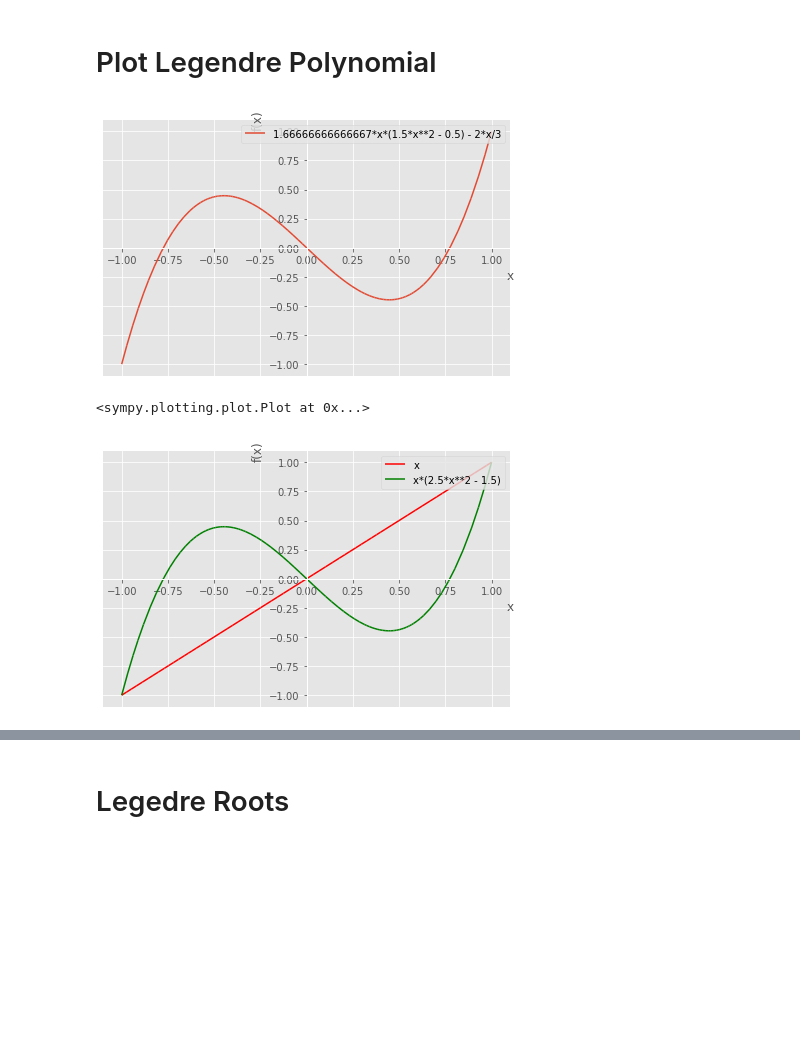
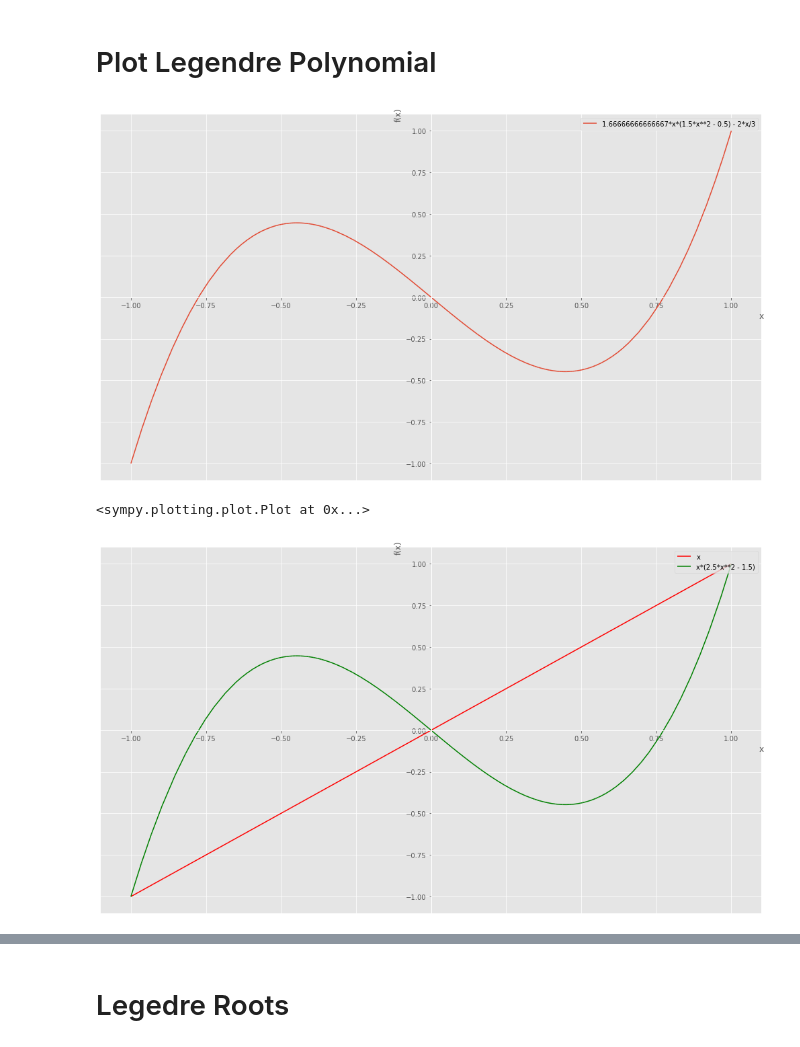
Before and after one commit to iampramodyadav/FEA, a Jupyter notebook: Gauss_Legendre_Quadrature.ipynb, the cells around one changed output, grey strips where cells are left out. Drawn from its saved outputs; the diff is of its cells as text; code cells hidden in the pictures; blank space fills up the shorter version.

```diff
--- a/Gauss_Legendre_Quadrature.ipynb
+++ b/Gauss_Legendre_Quadrature.ipynb
@@ -80,10 +80,13 @@ $\displaystyle 3.0 x$
 f=Legendre(3,x)
 # %%
 from matplotlib import style
+import matplotlib.pyplot as plt
+%matplotlib inline
+plt.rcParams['figure.figsize'] = 14, 8
 style.use('ggplot')
 plot(f,(x,-1,1),legend=True)
 # %% [output]
-[figure, old version]
+[figure, new version]
 <sympy.plotting.plot.Plot at 0x...>
 # %%
 f1=Legendre(1,x)
@@ -94,7 +97,7 @@ pl[0].line_color = 'red'
 pl[1].line_color = 'green'
 pl.show()
 # %% [output]
-[figure, old version]
+[figure, new version]
 # %%
 plot(Legendre(1,x),Legendre(2,x),Legendre(3,x),Legendre(4,x),Legendre(5,x),(x,-1,1))
 # %% [output]
```
Also changed, not shown: parts of 3 cells of this notebook.
